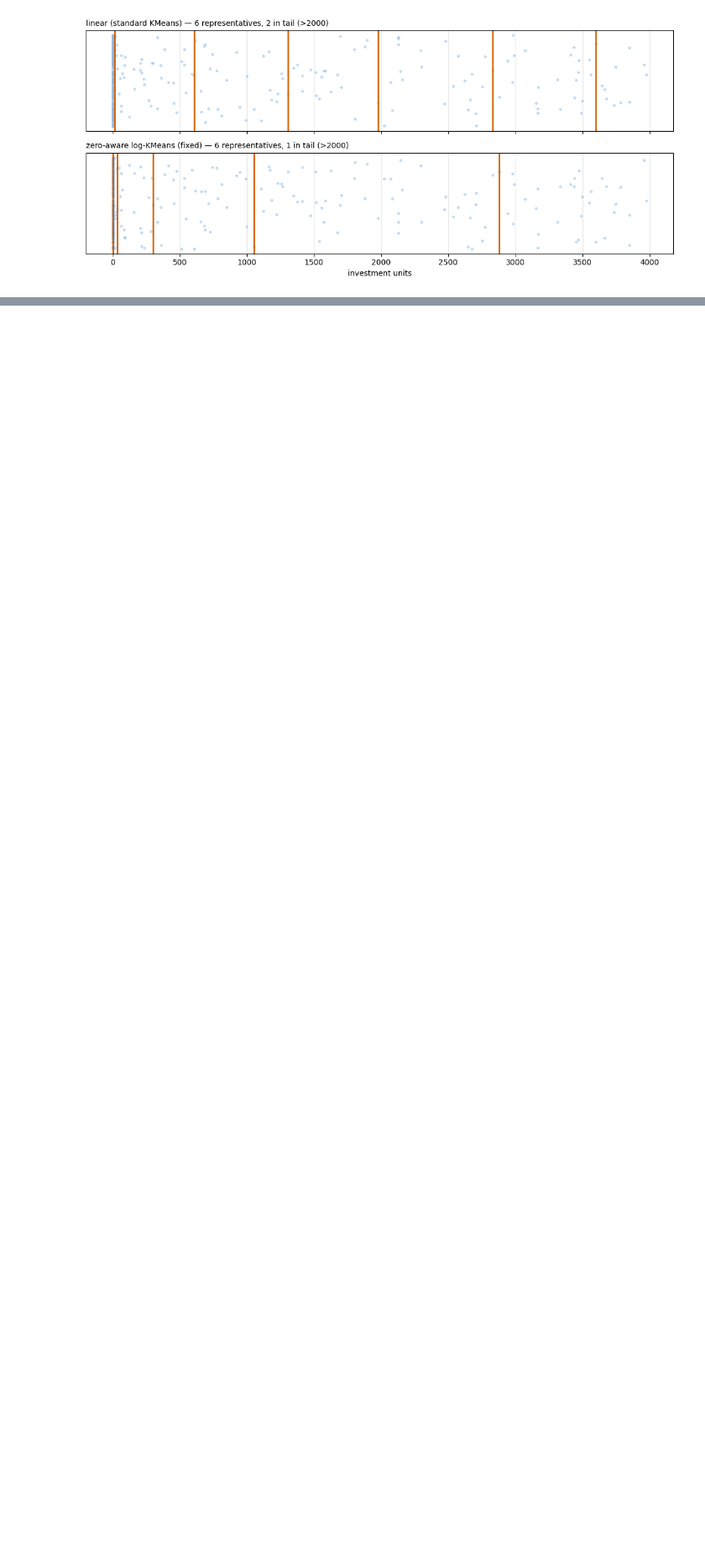
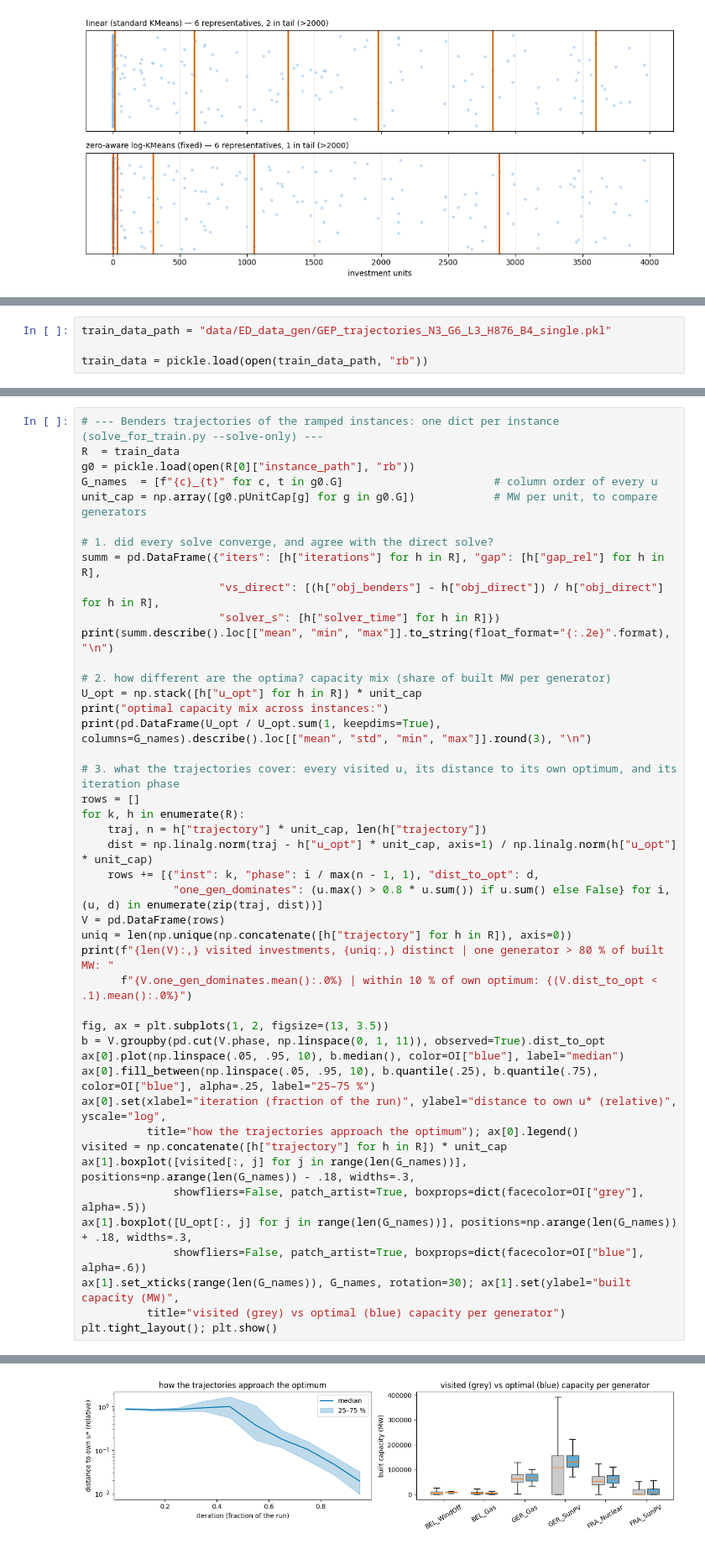
Before and after one commit to PeterrHH/ML-Enhanced-Benders, a Jupyter notebook: train_data.ipynb, the cells around one changed output, grey strips where cells are left out. Shown at 84% size. Cells and saved outputs as stored; diff of their text form; blank space fills up the shorter version.

```diff
--- a/train_data.ipynb
+++ b/train_data.ipynb
@@ -995,0 +1067,4 @@ plt.show()
+# %%
+train_data_path = "data/ED_data_gen/GEP_trajectories_N3_G6_L3_H876_B4_single.pkl"
+
+train_data = pickle.load(open(train_data_path, "rb"))
@@ -995,0 +1091,45 @@ plt.show()
+# %%
+# --- Benders trajectories of the ramped instances: one dict per instance (solve_for_train.py --solve-only) ---
+R  = train_data
+g0 = pickle.load(open(R[0]["instance_path"], "rb"))
+G_names  = [f"{c}_{t}" for c, t in g0.G]                       # column order of every u
+unit_cap = np.array([g0.pUnitCap[g] for g in g0.G])            # MW per unit, to compare generators
+
+# 1. did every solve converge, and agree with the direct solve?
+summ = pd.DataFrame({"iters": [h["iterations"] for h in R], "gap": [h["gap_rel"] for h in R],
+                     "vs_direct": [(h["obj_benders"] - h["obj_direct"]) / h["obj_direct"] for h in R],
+                     "solver_s": [h["solver_time"] for h in R]})
+print(summ.describe().loc[["mean", "min", "max"]].to_string(float_format="{:.2e}".format), "\n")
+
+# 2. how different are the optima? capacity mix (share of built MW per generator)
+U_opt = np.stack([h["u_opt"] for h in R]) * unit_cap
+print("optimal capacity mix across instances:")
+print(pd.DataFrame(U_opt / U_opt.sum(1, keepdims=True), columns=G_names).describe().loc[["mean", "std", "min", "max"]].round(3), "\n")
+
+# 3. what the trajectories cover: every visited u, its distance to its own optimum, and its iteration phase
+rows = []
+for k, h in enumerate(R):
+    traj, n = h["trajectory"] * unit_cap, len(h["trajectory"])
+    dist = np.linalg.norm(traj - h["u_opt"] * unit_cap, axis=1) / np.linalg.norm(h["u_opt"] * unit_cap)
+    rows += [{"inst": k, "phase": i / max(n - 1, 1), "dist_to_opt": d,
+              "one_gen_dominates": (u.max() > 0.8 * u.sum()) if u.sum() else False} for i, (u, d) in enumerate(zip(traj, dist))]
+V = pd.DataFrame(rows)
+uniq = len(np.unique(np.concatenate([h["trajectory"] for h in R]), axis=0))
+print(f"{len(V):,} visited investments, {uniq:,} distinct | one generator > 80 % of built MW: "
+      f"{V.one_gen_dominates.mean():.0%} | within 10 % of own optimum: {(V.dist_to_opt < .1).mean():.0%}")
+
+fig, ax = plt.subplots(1, 2, figsize=(13, 3.5))
+b = V.groupby(pd.cut(V.phase, np.linspace(0, 1, 11)), observed=True).dist_to_opt
+ax[0].plot(np.linspace(.05, .95, 10), b.median(), color=OI["blue"], label="median")
+ax[0].fill_between(np.linspace(.05, .95, 10), b.quantile(.25), b.quantile(.75), color=OI["blue"], alpha=.25, label="25–75 %")
+ax[0].set(xlabel="iteration (fraction of the run)", ylabel="distance to own u* (relative)", yscale="log",
+          title="how the trajectories approach the optimum"); ax[0].legend()
+visited = np.concatenate([h["trajectory"] for h in R]) * unit_cap
+ax[1].boxplot([visited[:, j] for j in range(len(G_names))], positions=np.arange(len(G_names)) - .18, widths=.3,
+              showfliers=False, patch_artist=True, boxprops=dict(facecolor=OI["grey"], alpha=.5))
+ax[1].boxplot([U_opt[:, j] for j in range(len(G_names))], positions=np.arange(len(G_names)) + .18, widths=.3,
+              showfliers=False, patch_artist=True, boxprops=dict(facecolor=OI["blue"], alpha=.6))
+ax[1].set_xticks(range(len(G_names)), G_names, rotation=30); ax[1].set(ylabel="built capacity (MW)",
+          title="visited (grey) vs optimal (blue) capacity per generator")
+plt.tight_layout(); plt.show()
+# %% [output]
@@ -995,0 +1149 @@ plt.show()
+[figure, added]
```
Also changed, not shown: parts of 4 cells of this notebook, 13 other files.
